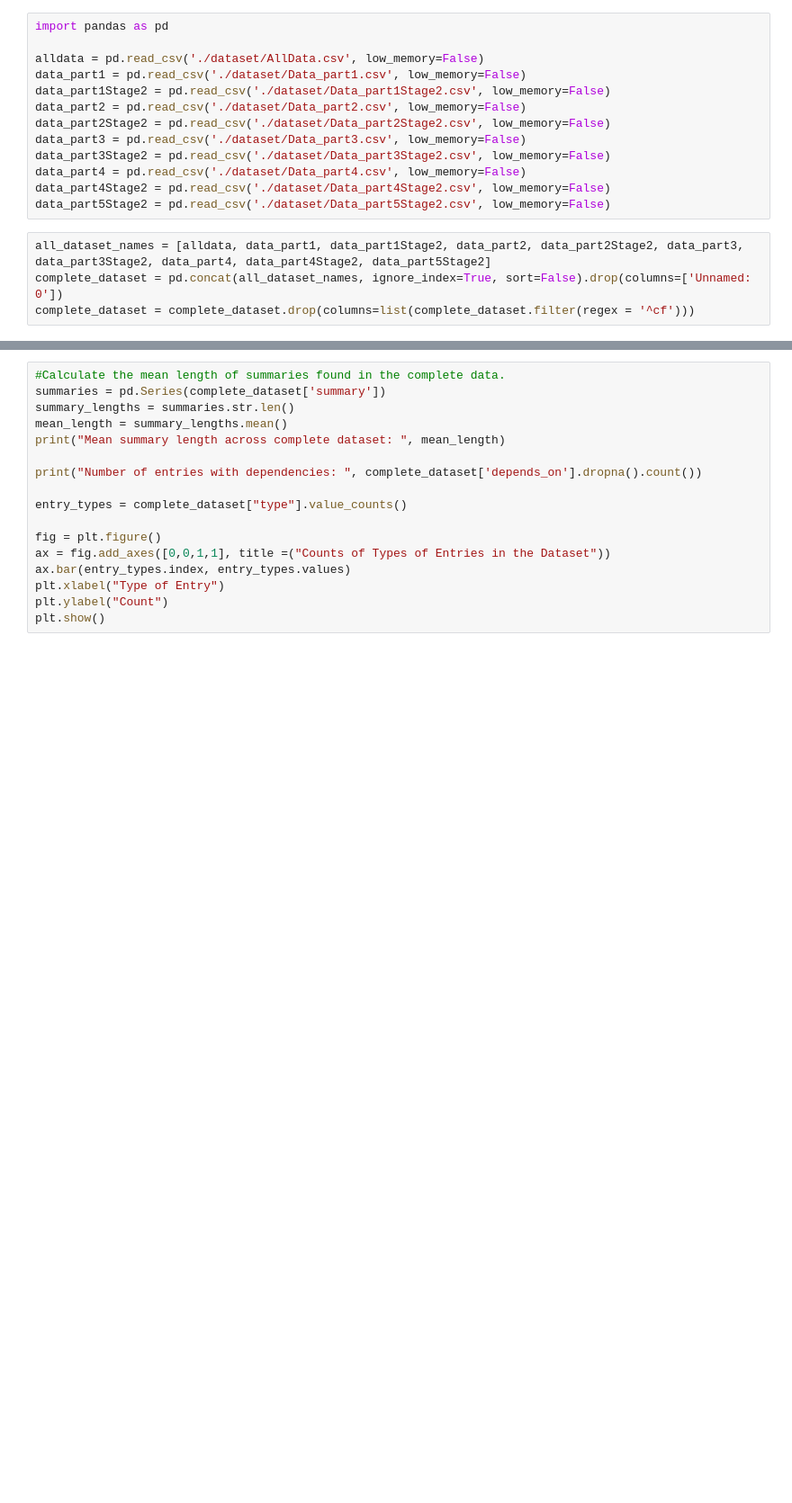
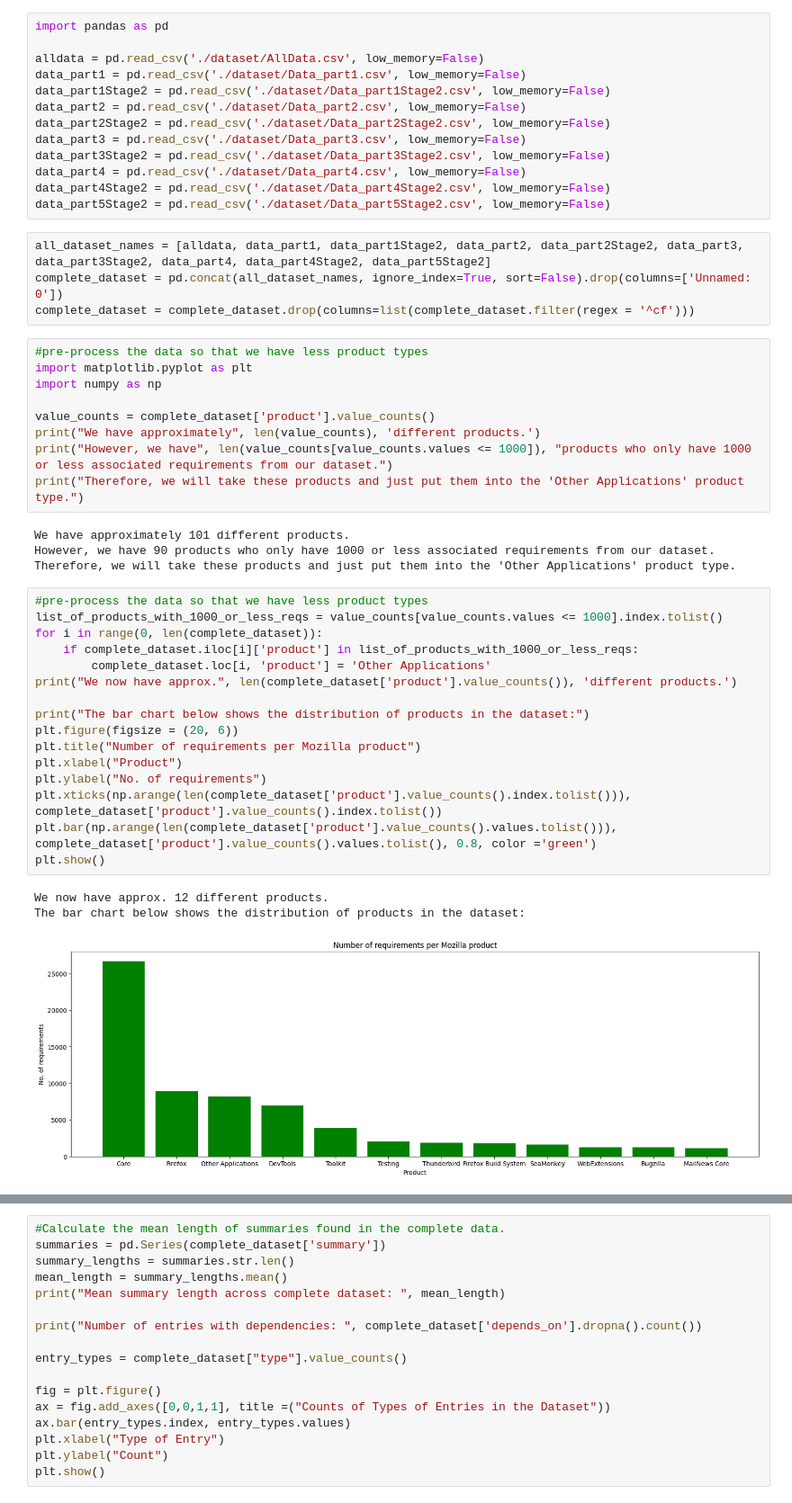
Before and after one commit to bryce-krispies/ensf544_proj2, a Jupyter notebook: Project Code.ipynb, the cells around one changed output, grey strips where cells are left out. Shown at 90% size. Cells and saved outputs as stored; diff of their text form; blank space fills up the shorter version.

Commit message:
Pre-process number of product types

```diff
--- a/Project Code.ipynb
+++ b/Project Code.ipynb
@@ -15,6 +15,39 @@ data_part5Stage2 = pd.read_csv('./dataset/Data_part5Stage2.csv', low_memory=Fals
 all_dataset_names = [alldata, data_part1, data_part1Stage2, data_part2, data_part2Stage2, data_part3, data_part3Stage2, data_part4, data_part4Stage2, data_part5Stage2]
 complete_dataset = pd.concat(all_dataset_names, ignore_index=True, sort=False).drop(columns=['Unnamed: 0'])
 complete_dataset = complete_dataset.drop(columns=list(complete_dataset.filter(regex = '^cf')))
+# %%
+#pre-process the data so that we have less product types
+import matplotlib.pyplot as plt
+import numpy as np
+
+value_counts = complete_dataset['product'].value_counts()
+print("We have approximately", len(value_counts), 'different products.')
+print("However, we have", len(value_counts[value_counts.values <= 1000]), "products who only have 1000 or less associated requirements from our dataset.")
+print("Therefore, we will take these products and just put them into the 'Other Applications' product type.")
+# %% [output]
+We have approximately 101 different products.
+However, we have 90 products who only have 1000 or less associated requirements from our dataset.
+Therefore, we will take these products and just put them into the 'Other Applications' product type.
+# %%
+#pre-process the data so that we have less product types
+list_of_products_with_1000_or_less_reqs = value_counts[value_counts.values <= 1000].index.tolist()
+for i in range(0, len(complete_dataset)):
+    if complete_dataset.iloc[i]['product'] in list_of_products_with_1000_or_less_reqs:
+        complete_dataset.loc[i, 'product'] = 'Other Applications'
+print("We now have approx.", len(complete_dataset['product'].value_counts()), 'different products.')
+
+print("The bar chart below shows the distribution of products in the dataset:")
+plt.figure(figsize = (20, 6))
+plt.title("Number of requirements per Mozilla product")
+plt.xlabel("Product")
+plt.ylabel("No. of requirements")
+plt.xticks(np.arange(len(complete_dataset['product'].value_counts().index.tolist())), complete_dataset['product'].value_counts().index.tolist())
+plt.bar(np.arange(len(complete_dataset['product'].value_counts().values.tolist())), complete_dataset['product'].value_counts().values.tolist(), 0.8, color ='green')
+plt.show()
+# %% [output]
+We now have approx. 12 different products.
+The bar chart below shows the distribution of products in the dataset:
+[figure, added]
 # %%
 from sklearn.feature_extraction.text import CountVectorizer
 from sklearn.feature_extraction.text import ENGLISH_STOP_WORDS
```
Also changed, not shown: parts of 1 cell of this notebook.
